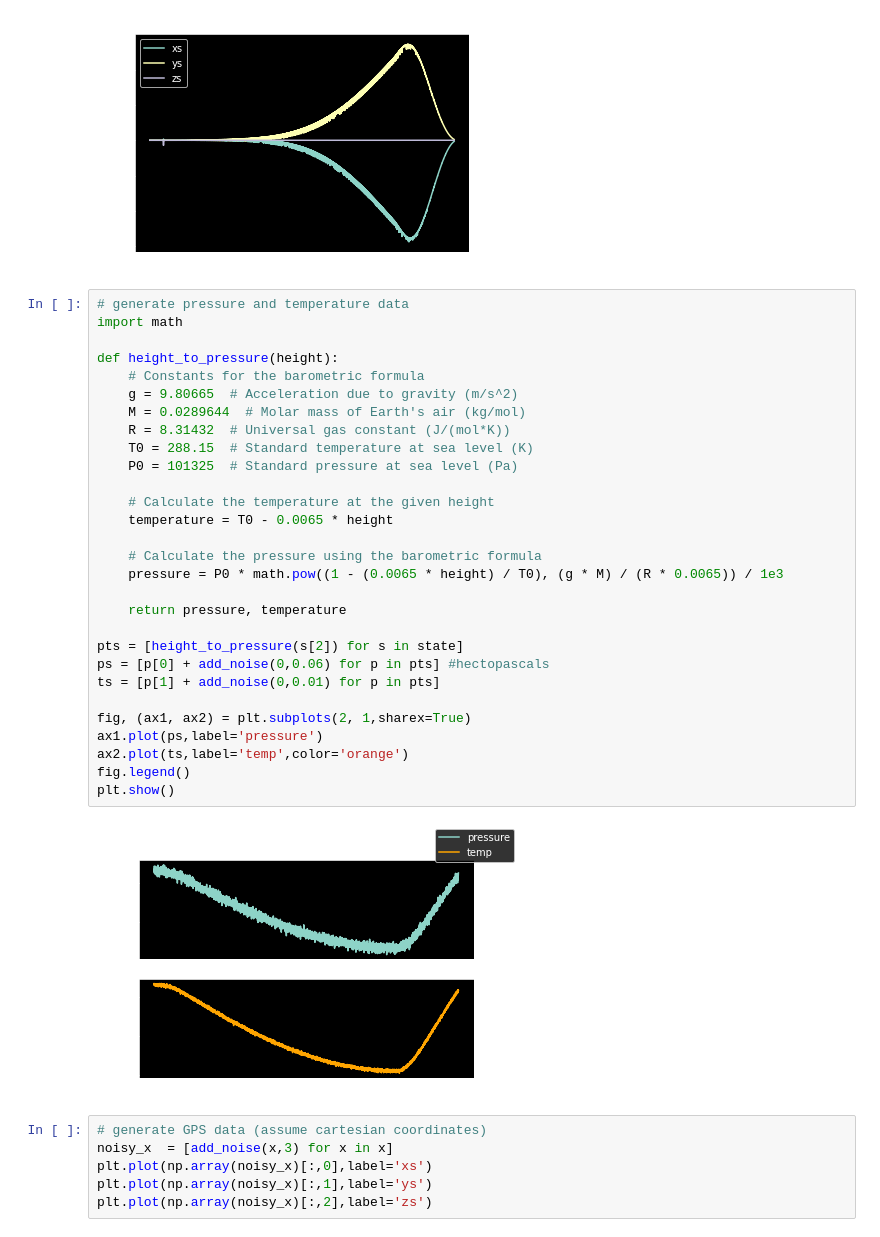
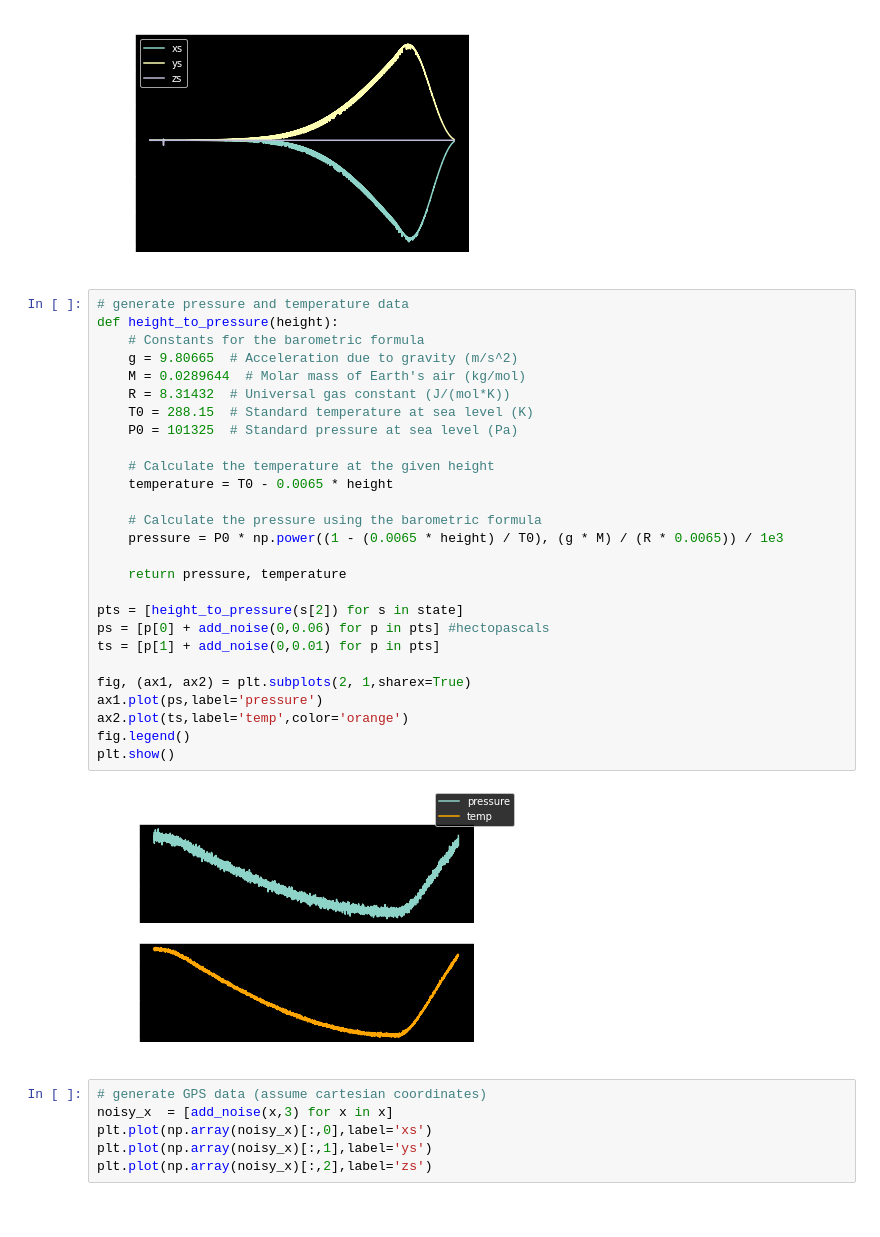
Before and after one commit to Willmac16/fused-kalman-localization, a Jupyter notebook: rocket_example/make_sensor_data.ipynb, the cells around one changed output. Drawn from its saved outputs; the diff is of its cells as text.

```diff
--- a/rocket_example/make_sensor_data.ipynb
+++ b/rocket_example/make_sensor_data.ipynb
@@ -110,35 +114,33 @@ plt.show()
 [figure]
 # %%
 # generate pressure and temperature data
-import math
-
 def height_to_pressure(height):
     # Constants for the barometric formula
     g = 9.80665  # Acceleration due to gravity (m/s^2)
     M = 0.0289644  # Molar mass of Earth's air (kg/mol)
     R = 8.31432  # Universal gas constant (J/(mol*K))
     T0 = 288.15  # Standard temperature at sea level (K)
     P0 = 101325  # Standard pressure at sea level (Pa)
 
     # Calculate the temperature at the given height
     temperature = T0 - 0.0065 * height
 
     # Calculate the pressure using the barometric formula
-    pressure = P0 * math.pow((1 - (0.0065 * height) / T0), (g * M) / (R * 0.0065)) / 1e3
+    pressure = P0 * np.power((1 - (0.0065 * height) / T0), (g * M) / (R * 0.0065)) / 1e3
 
     return pressure, temperature
 
 pts = [height_to_pressure(s[2]) for s in state]
 ps = [p[0] + add_noise(0,0.06) for p in pts] #hectopascals
 ts = [p[1] + add_noise(0,0.01) for p in pts]
 
 fig, (ax1, ax2) = plt.subplots(2, 1,sharex=True)
 ax1.plot(ps,label='pressure')
 ax2.plot(ts,label='temp',color='orange')
 fig.legend()
 plt.show()
 # %% [output]
-[figure, old version]
+[figure, new version]
 # %%
 # generate GPS data (assume cartesian coordinates)
 noisy_x  = [add_noise(x,3) for x in x]
```
Also changed, not shown: parts of 1 cell of this notebook, 4 other files.
